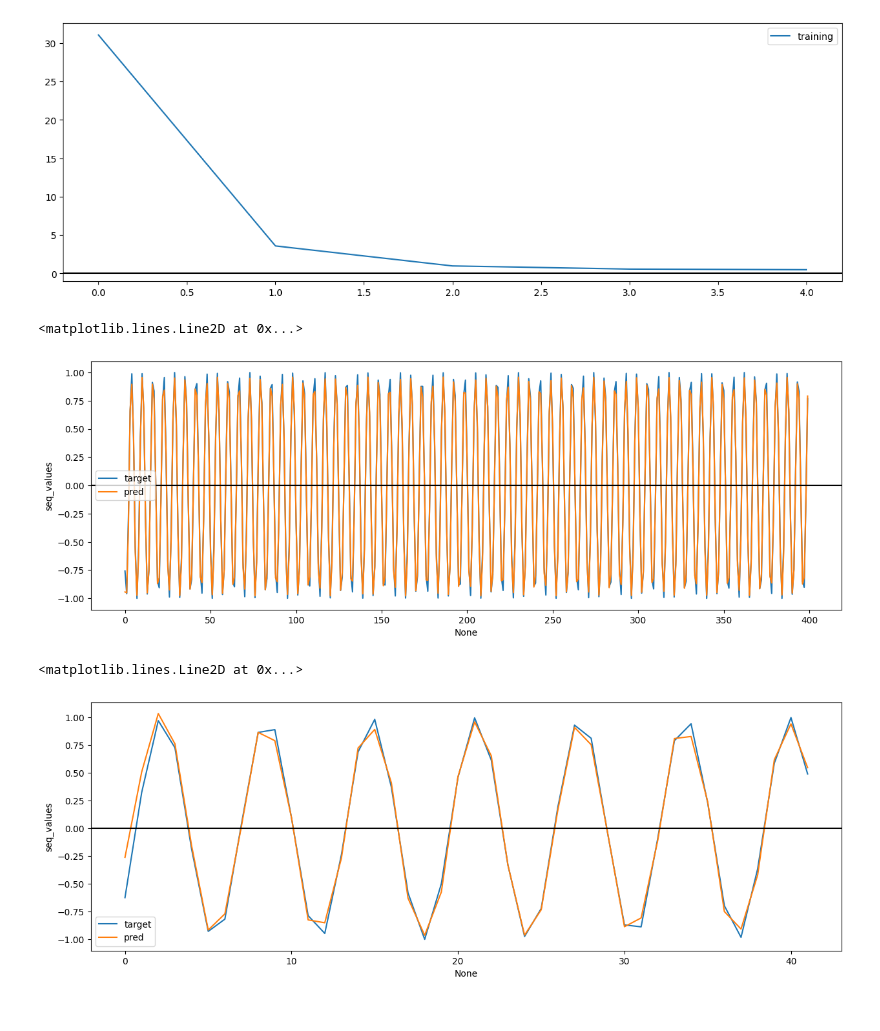
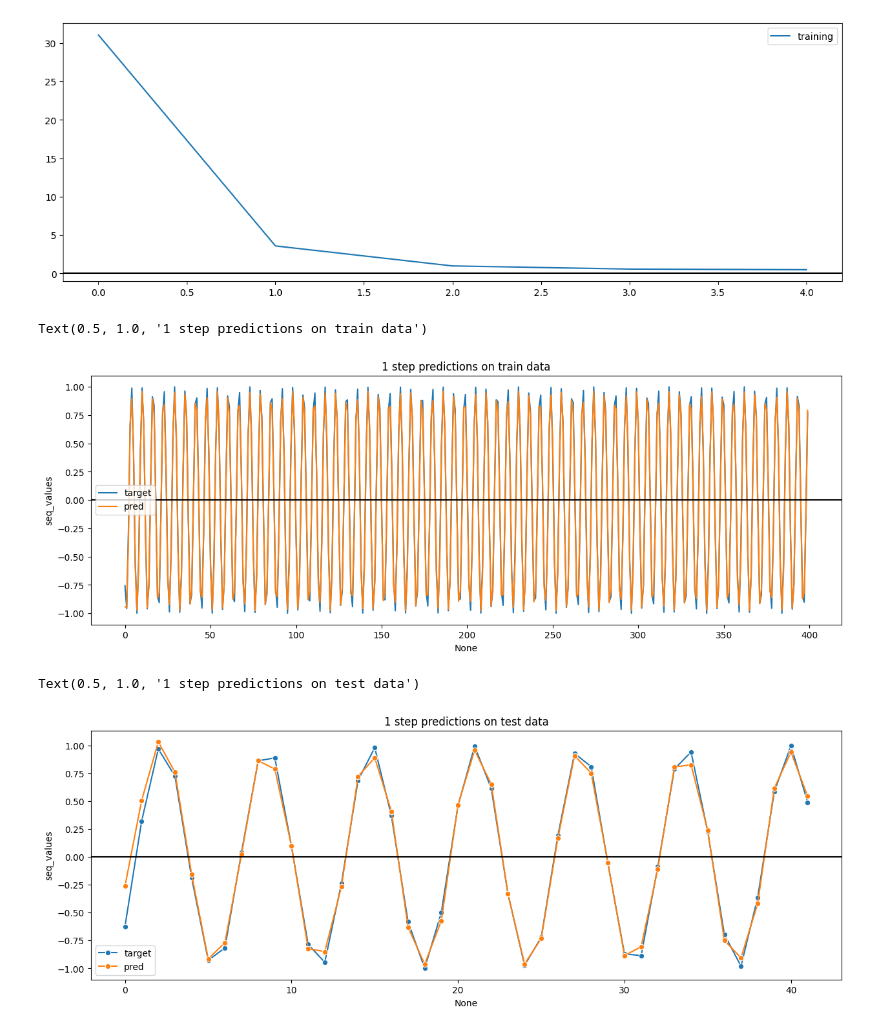
Before and after one commit to SanjayaElvitigala/hands_on_experiments_repo, a Jupyter notebook: blog/echo_state_net/try_1.ipynb, the cells around one changed output. Cells and saved outputs as stored; diff of their text form; code cells hidden in the pictures.

Commit message:
refactor: changes to plots

```diff
--- a/blog/echo_state_net/try_1.ipynb
+++ b/blog/echo_state_net/try_1.ipynb
@@ -117,28 +117,29 @@ plt.axhline(0, color='black')
 # %%
 train_data = data.iloc[:val_st].reset_index(drop=True)
 
 trn_pred_out_lst = []
 
 prev_resev_state = torch.zeros(RESERVOIR_SIZE,1)
 for row_num in range(len(train_data)):
     trn_input = torch.tensor(train_data.iloc[row_num][FEAT_COLS].to_list()).unsqueeze(1)
     trn_tgt = torch.tensor(train_data.iloc[row_num][TGT_COLS].to_list()).unsqueeze(1)
     trn_pred_out, prev_resev_state = model(input_data=trn_input, prev_res_state=prev_resev_state)
     prev_resev_state= prev_resev_state.detach()
 
     trn_pred_out_lst.append(trn_pred_out.detach().numpy()[0][0])
 
 train_data['pred_val'] = trn_pred_out_lst
 
 plt.figure(figsize=(15,5))
 
 sns.lineplot(data=train_data,x=train_data.index, y='seq_values', label='target')
 sns.lineplot(data=train_data,x=train_data.index, y='pred_val', label='pred')
 
 plt.axhline(0, color='black')
+plt.title('1 step predictions on train data')
 # %% [output]
-<matplotlib.lines.Line2D at 0x...>
+Text(0.5, 1.0, '1 step predictions on train data')
-[figure, old version]
+[figure, new version]
 # %%
 test_data = data.iloc[val_end:].reset_index(drop=True)
 
@@ -157,10 +158,11 @@ test_data['pred_val'] = test_pred_out_lst
 # %%
 plt.figure(figsize=(15,5))
 
-sns.lineplot(data=test_data,x=test_data.index, y='seq_values', label='target')
-sns.lineplot(data=test_data,x=test_data.index, y='pred_val', label='pred')
+sns.lineplot(data=test_data,x=test_data.index, y='seq_values', label='target', marker='o')
+sns.lineplot(data=test_data,x=test_data.index, y='pred_val', label='pred', marker='o')
 
 plt.axhline(0, color='black')
+plt.title('1 step predictions on test data')
 # %% [output]
-<matplotlib.lines.Line2D at 0x...>
+Text(0.5, 1.0, '1 step predictions on test data')
-[figure, old version]
+[figure, new version]
```
